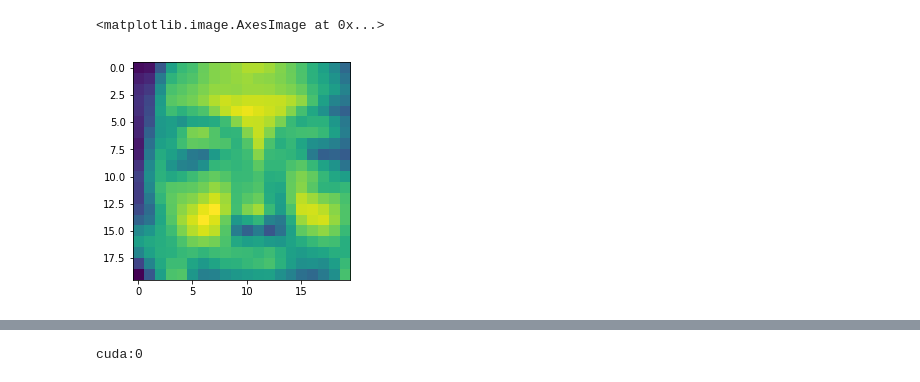
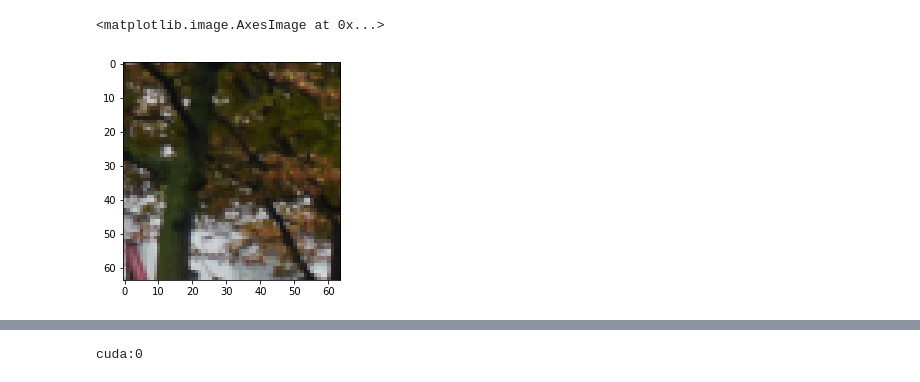
Before and after one commit to galecore/super_resolution, a Jupyter notebook: superres_gan.ipynb, the cells around one changed output, grey strips where cells are left out. Saved outputs shown, nothing was run; the diff lists cells and outputs as text; code cells hidden in the pictures.

```diff
--- a/superres_gan.ipynb
+++ b/superres_gan.ipynb
@@ -48,7 +13,16 @@ data.shape
+# %%
+train_dataset = RandomPatchFromFolder("data/div2k/train")
+
+train_loader = torch.utils.data.DataLoader(
+    train_dataset,
+    shuffle=True,
+    pin_memory=True,
+    batch_size=16,
+    num_workers=4)
 # %%
-x, y = next(images_and_labels_generator())
+x, y = train_dataset[0]
 # %%
-plt.imshow(x[0, 0, :, :])
+plt.imshow(RandomPatchFromFolder.to_image(x))
 # %% [output]
 <matplotlib.image.AxesImage at 0x...>
-[figure, old version]
+[figure, new version]
```
Also changed, not shown: parts of 21 cells of this notebook.
